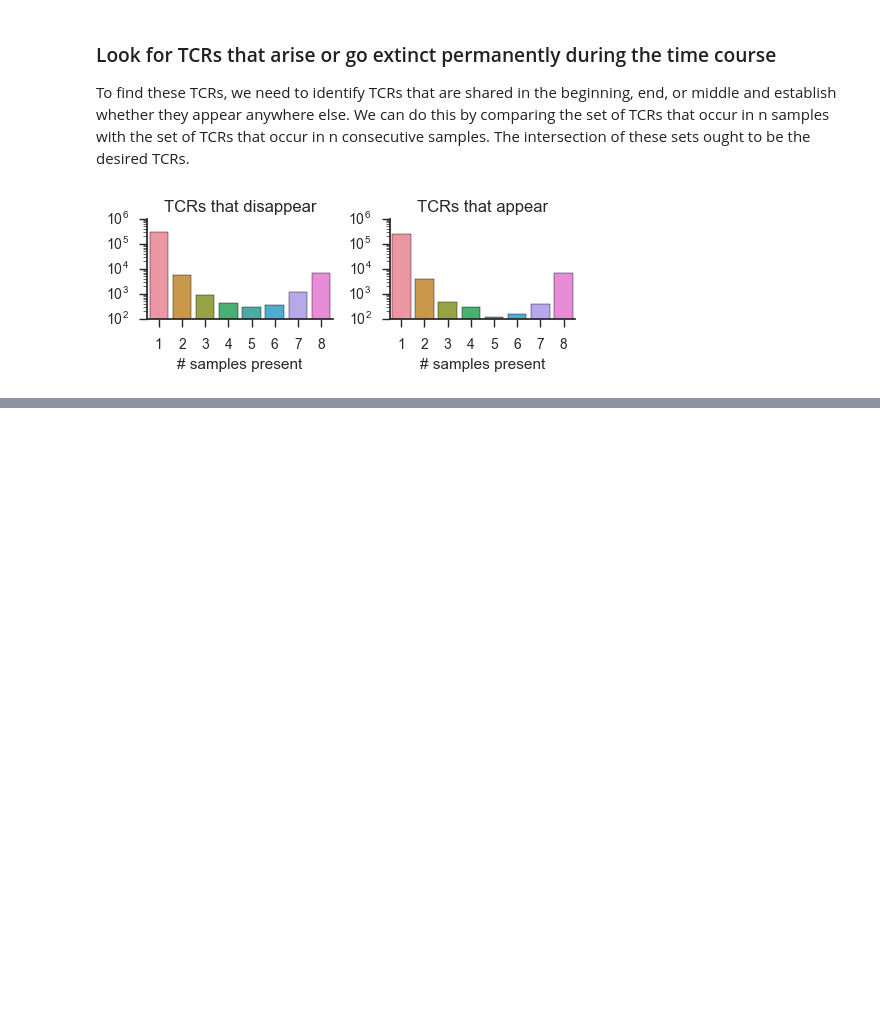
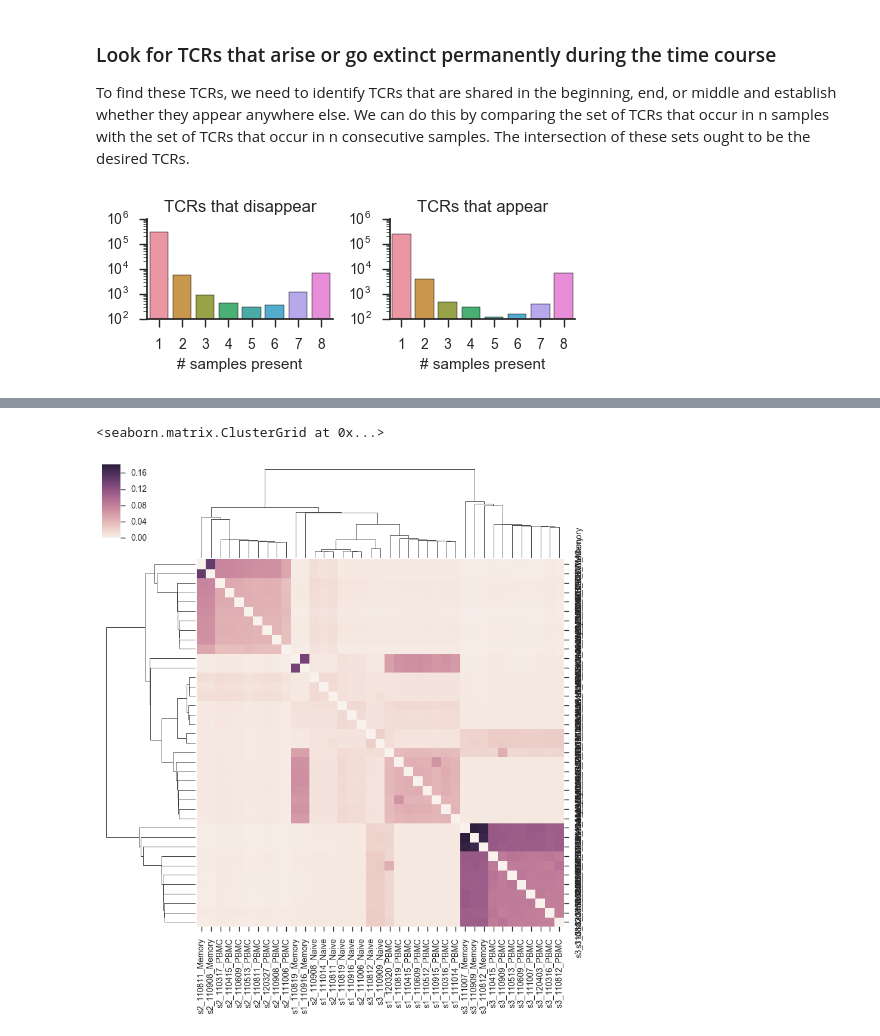
Before and after one commit to nathanieldchu/tcr_pilot, a Jupyter notebook: tcrb_timecourse_2.ipynb, the cells around one changed output, grey strips where cells are left out. Drawn from its saved outputs; the diff is of its cells as text; code cells hidden in the pictures; blank space fills up the shorter version.

```diff
--- a/tcrb_timecourse_2.ipynb
+++ b/tcrb_timecourse_2.ipynb
@@ -498,0 +718,7 @@ This might suggest that samples from the 6, 7, and 8 categories are the true per
+# %%
+#now we can clustermap the samples, both with and without
+#Naive and memory cells
+sns.clustermap(jaccard_mx)
+# %% [output]
+<seaborn.matrix.ClusterGrid at 0x...>
+[figure, added]
```
Also changed, not shown: parts of 103 cells of this notebook, 2 other files.
